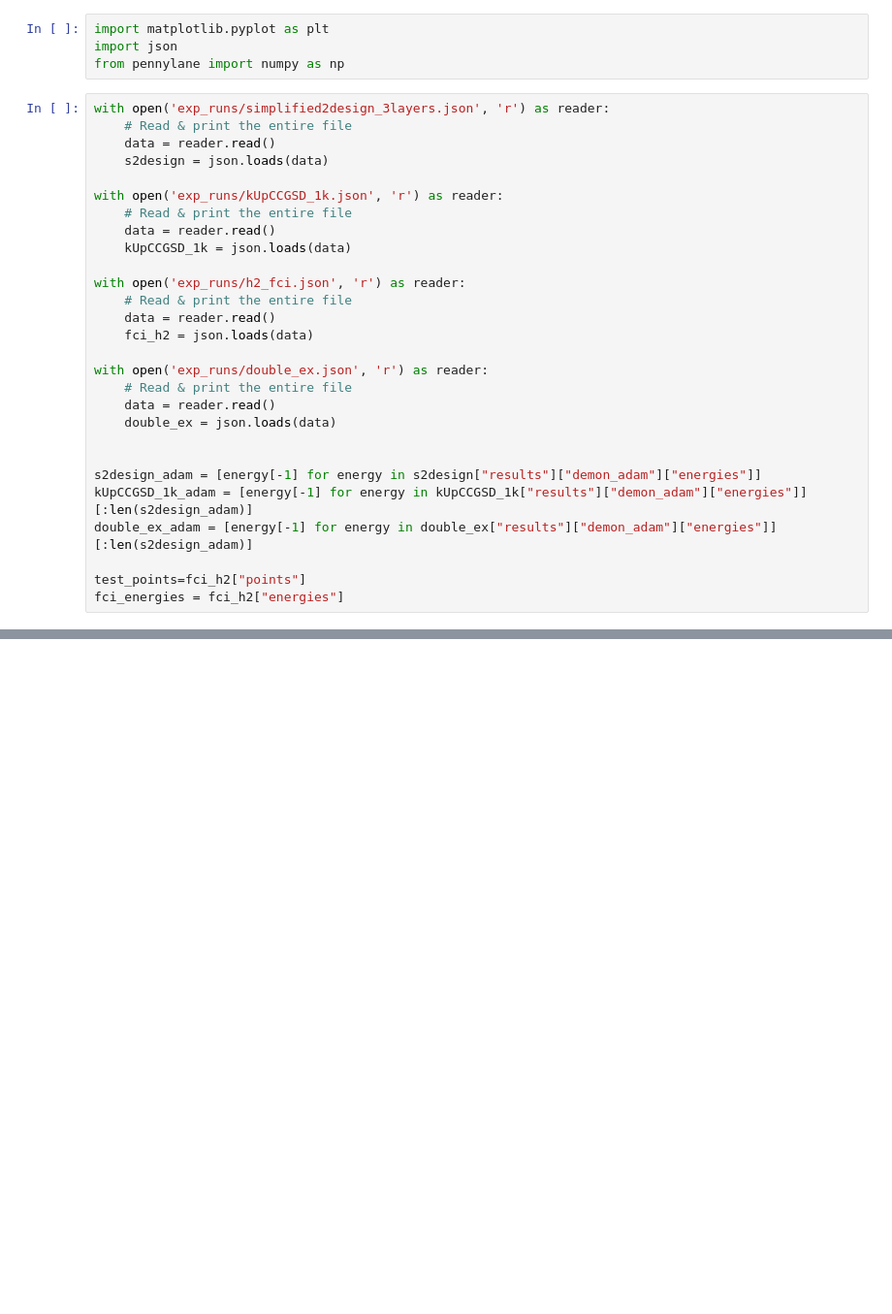
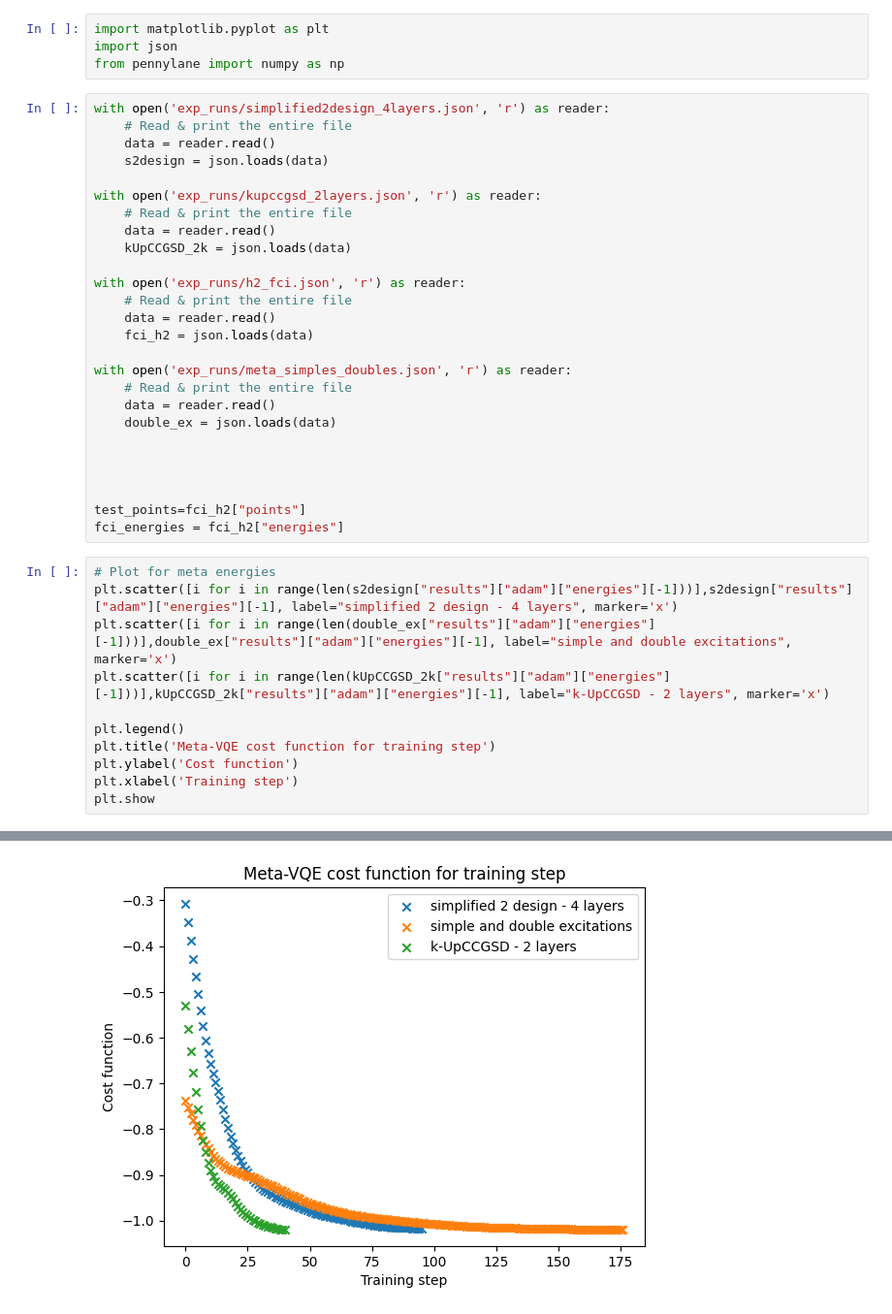
Before and after one commit to sergioandrescs/meta-VQE-pennylane, a Jupyter notebook: plot_join_ansatz.ipynb, the cells around one changed output, grey strips where cells are left out. Shown at 97% size. Cells and saved outputs as stored; diff of their text form; blank space fills up the shorter version.

```diff
--- a/plot_join_ansatz.ipynb
+++ b/plot_join_ansatz.ipynb
@@ -3,30 +3,40 @@ import matplotlib.pyplot as plt
 import json
 from pennylane import numpy as np
 # %%
-with open('exp_runs/simplified2design_3layers.json', 'r') as reader:
+with open('exp_runs/simplified2design_4layers.json', 'r') as reader:
     # Read & print the entire file
     data = reader.read()
     s2design = json.loads(data)
 
-with open('exp_runs/kUpCCGSD_1k.json', 'r') as reader:
+with open('exp_runs/kupccgsd_2layers.json', 'r') as reader:
     # Read & print the entire file
     data = reader.read()
-    kUpCCGSD_1k = json.loads(data)
+    kUpCCGSD_2k = json.loads(data)
 
 with open('exp_runs/h2_fci.json', 'r') as reader:
     # Read & print the entire file
     data = reader.read()
     fci_h2 = json.loads(data)
 
-with open('exp_runs/double_ex.json', 'r') as reader:
+with open('exp_runs/meta_simples_doubles.json', 'r') as reader:
     # Read & print the entire file
     data = reader.read()
     double_ex = json.loads(data)
 
 
-s2design_adam = [energy[-1] for energy in s2design["results"]["demon_adam"]["energies"]]
-kUpCCGSD_1k_adam = [energy[-1] for energy in kUpCCGSD_1k["results"]["demon_adam"]["energies"]][:len(s2design_adam)]
-double_ex_adam = [energy[-1] for energy in double_ex["results"]["demon_adam"]["energies"]][:len(s2design_adam)]
+
 
 test_points=fci_h2["points"]
 fci_energies = fci_h2["energies"]
+# %%
+# Plot for meta energies
+plt.scatter([i for i in range(len(s2design["results"]["adam"]["energies"][-1]))],s2design["results"]["adam"]["energies"][-1], label="simplified 2 design - 4 layers", marker='x')
+plt.scatter([i for i in range(len(double_ex["results"]["adam"]["energies"][-1]))],double_ex["results"]["adam"]["energies"][-1], label="simple and double excitations", marker='x')
+plt.scatter([i for i in range(len(kUpCCGSD_2k["results"]["adam"]["energies"][-1]))],kUpCCGSD_2k["results"]["adam"]["energies"][-1], label="k-UpCCGSD - 2 layers", marker='x')
+
+plt.legend()
+plt.title('Meta-VQE cost function for training step')
+plt.ylabel('Cost function')
+plt.xlabel('Training step')
+plt.show
+# %% [output]
@@ -32,0 +44 @@ fci_energies = fci_h2["energies"]
+[figure, added]
```
Also changed, not shown: parts of 4 cells of this notebook, 8 other files.
